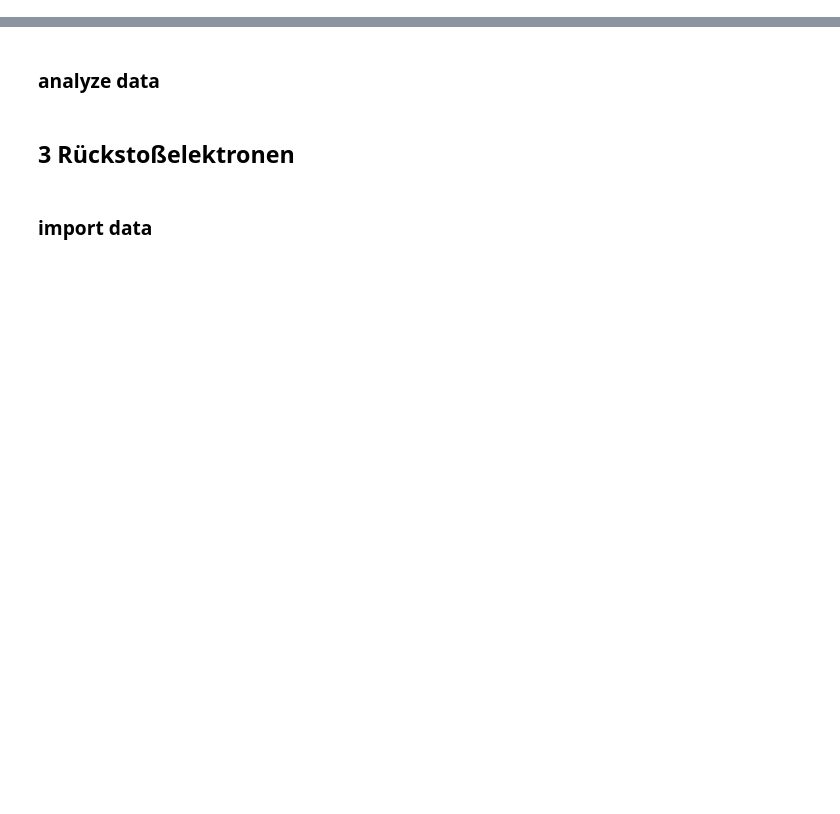
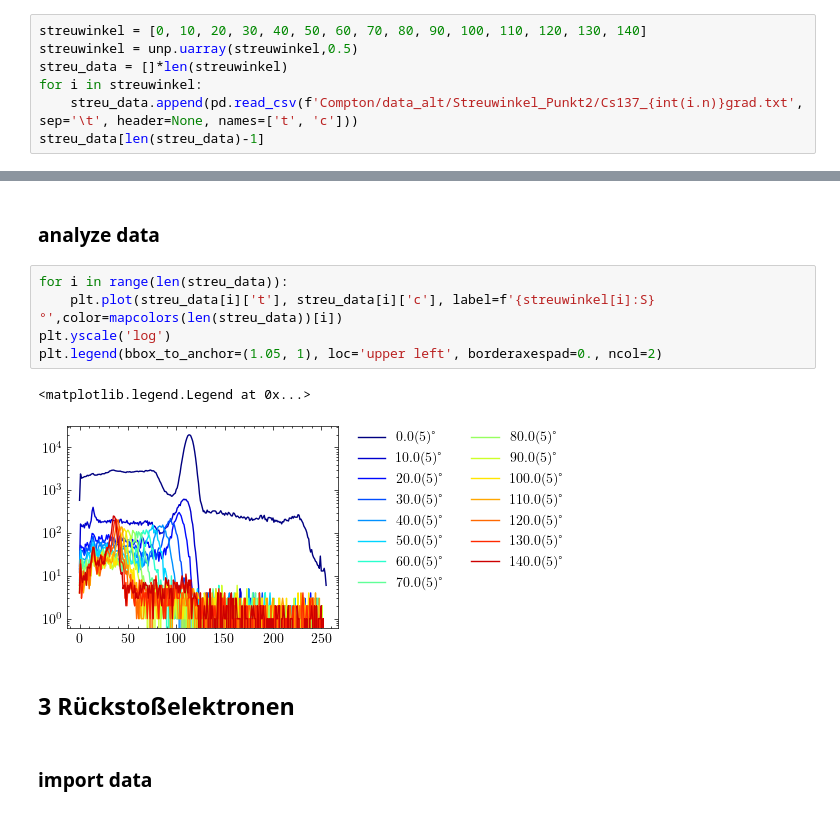
Before and after one commit to emhl/FP1, a Jupyter notebook: Compton.ipynb, the cells around one changed output, grey strips where cells are left out. Cells and saved outputs as stored; diff of their text form; blank space fills up the shorter version.

```diff
--- a/Compton.ipynb
+++ b/Compton.ipynb
@@ -57,3 +85,10 @@ def mapcolors(n):
 ## 2 Streuwinkel
 # %% [markdown]
 ### import data
+# %%
+streuwinkel = [0, 10, 20, 30, 40, 50, 60, 70, 80, 90, 100, 110, 120, 130, 140]
+streuwinkel = unp.uarray(streuwinkel,0.5)
+streu_data = []*len(streuwinkel)
+for i in streuwinkel:
+    streu_data.append(pd.read_csv(f'Compton/data_alt/Streuwinkel_Punkt2/Cs137_{int(i.n)}grad.txt', sep='\t', header=None, names=['t', 'c']))
+streu_data[len(streu_data)-1]
@@ -60,5 +109,13 @@ def mapcolors(n):
 # %% [markdown]
 ### analyze data
+# %%
+for i in range(len(streu_data)):
+    plt.plot(streu_data[i]['t'], streu_data[i]['c'], label=f'{streuwinkel[i]:S}°',color=mapcolors(len(streu_data))[i])
+plt.yscale('log')
+plt.legend(bbox_to_anchor=(1.05, 1), loc='upper left', borderaxespad=0., ncol=2)
+# %% [output]
+<matplotlib.legend.Legend at 0x...>
+[figure, added]
 # %% [markdown]
 ## 3 Rückstoßelektronen
 # %% [markdown]
```
Also changed, not shown: parts of 7 cells of this notebook, 12 other files.
